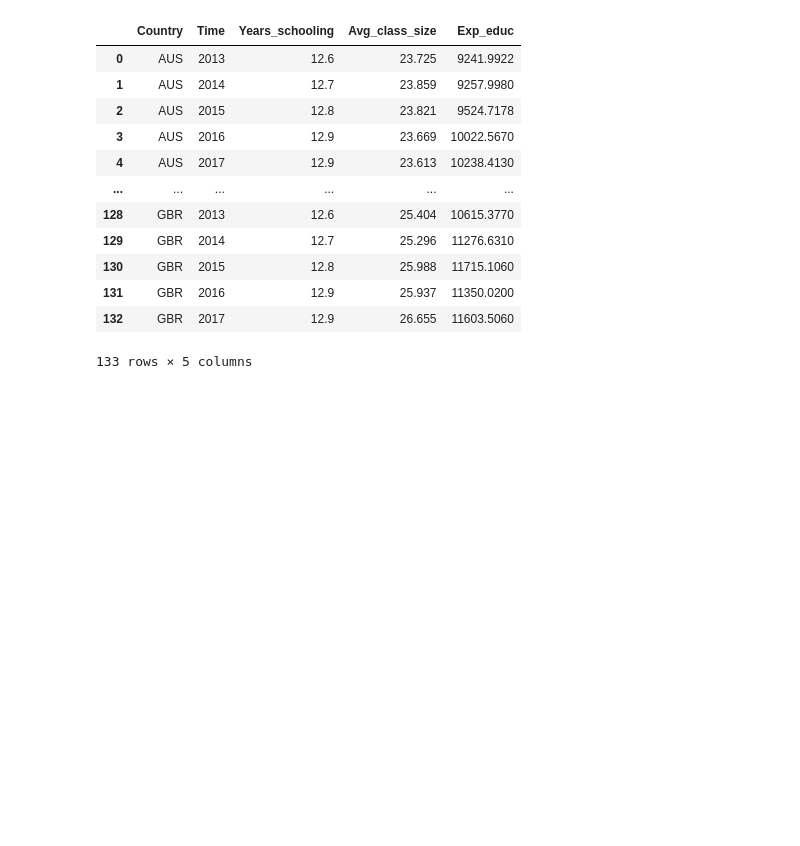
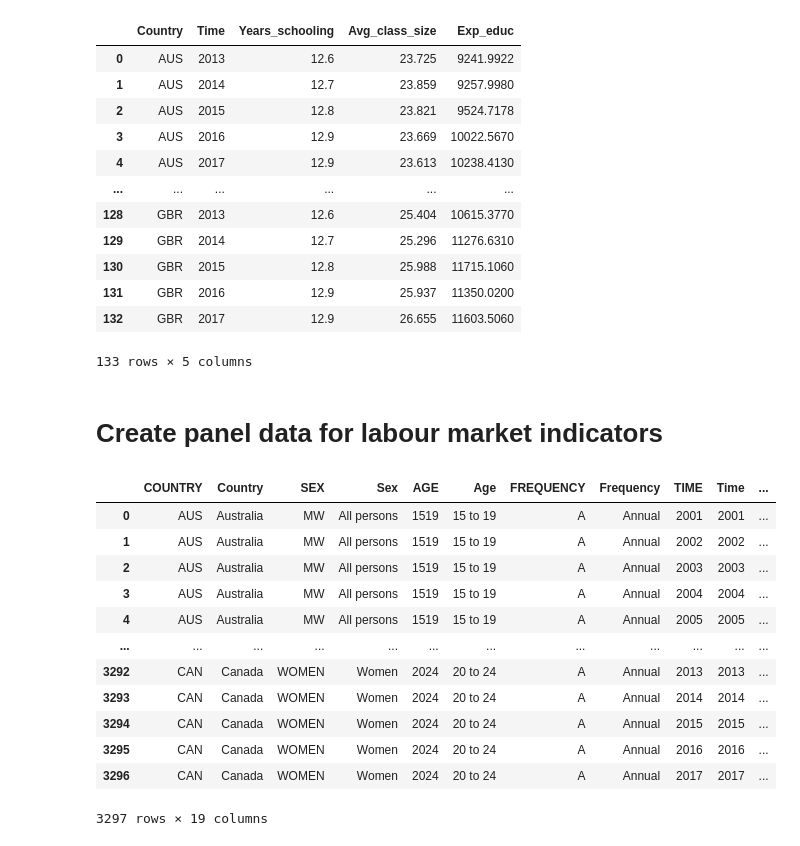
Before and after one commit to Victor-Manach/MODS206, a Jupyter notebook: Panel_data_preparation.ipynb, the cells around one changed output. Saved outputs shown, nothing was run; the diff lists cells and outputs as text; code cells hidden in the pictures; blank space fills up the shorter version.

```diff
--- a/Panel_data_preparation.ipynb
+++ b/Panel_data_preparation.ipynb
@@ -11,6 +11,15 @@ years_schooling_full = pd.read_csv('./data/education_system/mean-years-of-school
 avg_class_size_full = pd.read_csv('./data/education_system/Avg_class_size_primary_education.csv')
 spending_educ_full = pd.read_csv('./data/education_system/spendings_in_education.csv')
 education_level_and_parents_full = pd.read_csv('./data/education_system/education_level_depending_on_those_of_the_parents_2012_2015.csv')
+# %%
+avg_duration_unemployment_full = pd.read_csv('./data/labour_market/average duration of unemployment.csv')
+strictness_emply_protec_full = pd.read_csv('./data/labour_market/strictness of employment protection from 1998 to 2018.csv')
+short_time_workers_full = pd.read_csv('./data/labour_market/percentage of short time workers from 2000.csv')
+involuntary_pt_workers_full = pd.read_csv('./data/labour_market/percentage of involuntary part time workers from 2000.csv')
+well_matched_skills_jobs_full = pd.read_csv('./data/labour_market/percentage of well matched skills for jobs.csv', dtype='unicode')
+ft_and_pt_employ_full = pd.read_csv('./data/labour_market/percentage of full time part time employment.csv')
+marginally_attached_workers_full = pd.read_csv('./data/labour_market/percentage of marginally attached workers from 2000.csv')
+employees_bargain_full = pd.read_csv('./data/labour_market/percentage of employees that can bargain from 1998.csv')
 # %%
 oecd_countries = {'AUS': 'Australia', 'AUT': 'Austria', 'BEL': 'Belgium', 'CAN': 'Canada', 'CHL': 'Chile', 'COL': 'Colombia', 'CZE': 'Czech Republic', 'DNK': 'Denmark', 'EST': 'Estonia', 'FIN': 'Finland', 'FRA': 'France', 'DEU': 'Germany', 'GRC': 'Greece', 'HUN': 'Hungary', 'ISL': 'Iceland', 'IRL': 'Ireland', 'ISR': 'Israel', 'ITA': 'Italy', 'JPN': 'Japan', 'KOR': 'Korea', 'LVA': 'Latvia', 'LTU': 'Lithuania', 'LUX': 'Luxembourg', 'MEX': 'Mexico', 'NLD': 'Netherlands', 'NZL': 'New Zealand', 'NOR': 'Norway', 'POL': 'Poland', 'PRT': 'Portugal', 'SVK': 'Slovakia', 'SVN': 'Slovenia', 'ESP': 'Spain', 'SWE': 'Sweden', 'CHE': 'Switzerland', 'TUR': 'Turkey', 'GBR': 'United Kingdom', 'USA': 'United States'}
 code_countries = [code for code in oecd_countries.keys()]
@@ -204,3 +213,21 @@ df_educ_l1
 133 rows × 5 columns
 # %%
 df_educ_l1.to_csv('./educ_features_l1.csv', index=False)
+# %% [markdown]
+# Create panel data for labour market indicators
+# %%
+avg_duration_unemployment_full
+# %% [output]
+|  | COUNTRY | Country | SEX | Sex | AGE | Age | FREQUENCY | Frequency | TIME | Time | ... |
+| 0 | AUS | Australia | MW | All persons | 1519 | 15 to 19 | A | Annual | 2001 | 2001 | ... |
+| 1 | AUS | Australia | MW | All persons | 1519 | 15 to 19 | A | Annual | 2002 | 2002 | ... |
+| 2 | AUS | Australia | MW | All persons | 1519 | 15 to 19 | A | Annual | 2003 | 2003 | ... |
+| 3 | AUS | Australia | MW | All persons | 1519 | 15 to 19 | A | Annual | 2004 | 2004 | ... |
+| 4 | AUS | Australia | MW | All persons | 1519 | 15 to 19 | A | Annual | 2005 | 2005 | ... |
+| ... | ... | ... | ... | ... | ... | ... | ... | ... | ... | ... | ... |
+| 3292 | CAN | Canada | WOMEN | Women | 2024 | 20 to 24 | A | Annual | 2013 | 2013 | ... |
+| 3293 | CAN | Canada | WOMEN | Women | 2024 | 20 to 24 | A | Annual | 2014 | 2014 | ... |
+| 3294 | CAN | Canada | WOMEN | Women | 2024 | 20 to 24 | A | Annual | 2015 | 2015 | ... |
+| 3295 | CAN | Canada | WOMEN | Women | 2024 | 20 to 24 | A | Annual | 2016 | 2016 | ... |
+| 3296 | CAN | Canada | WOMEN | Women | 2024 | 20 to 24 | A | Annual | 2017 | 2017 | ... |
+3297 rows × 19 columns
```
Also changed, not shown: 1 other file.
